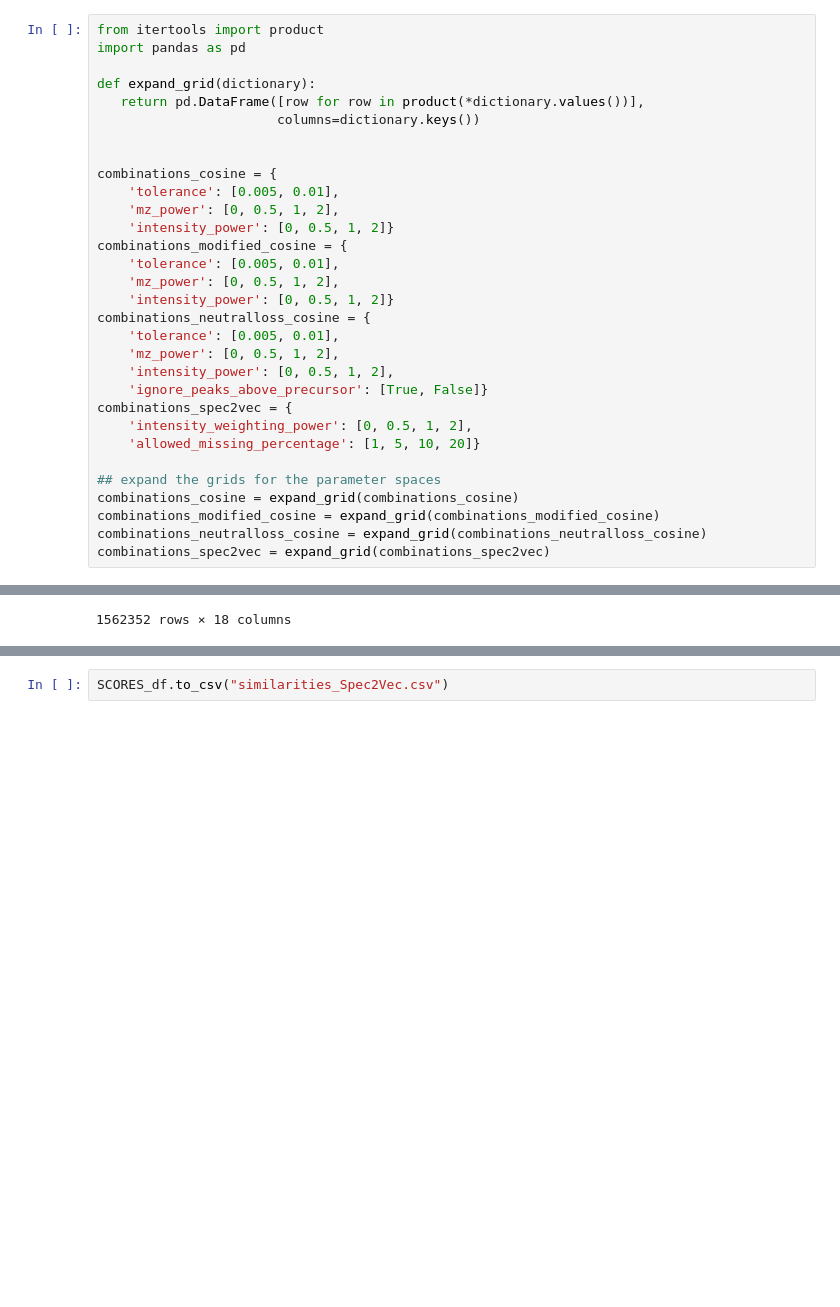
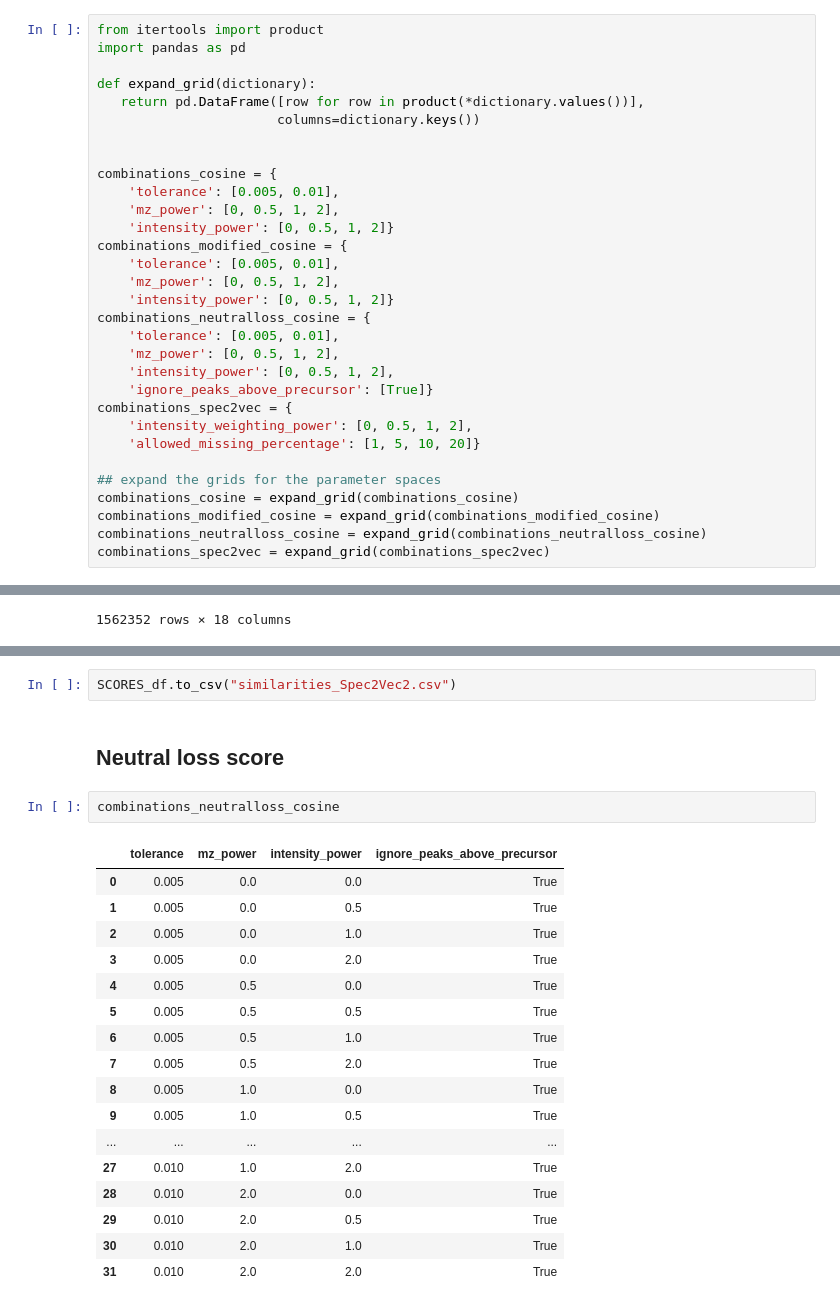
Before and after one commit to mmattano/SimilarityHackathon, a Jupyter notebook: notebooks/Similarity_combinations.ipynb, the cells around one changed output, grey strips where cells are left out. Cells and saved outputs as stored; diff of their text form; blank space fills up the shorter version.

Commit message:
add NeutralLossCosine

```diff
--- a/notebooks/Similarity_combinations.ipynb
+++ b/notebooks/Similarity_combinations.ipynb
@@ -74,7 +75,7 @@ combinations_neutralloss_cosine = {
     'tolerance': [0.005, 0.01],
     'mz_power': [0, 0.5, 1, 2],
     'intensity_power': [0, 0.5, 1, 2],
-    'ignore_peaks_above_precursor': [True, False]}
+    'ignore_peaks_above_precursor': [True]}
 combinations_spec2vec = {
     'intensity_weighting_power': [0, 0.5, 1, 2],
     'allowed_missing_percentage': [1, 5, 10, 20]}
@@ -206,2 +212,24 @@ SCORES_df
 # %%
-SCORES_df.to_csv("similarities_Spec2Vec.csv")
+SCORES_df.to_csv("similarities_Spec2Vec2.csv")
+# %% [markdown]
+## Neutral loss score
+# %%
+combinations_neutralloss_cosine
+# %% [output]
+|  | tolerance | mz_power | intensity_power | ignore_peaks_above_precursor |
+| 0 | 0.005 | 0.0 | 0.0 | True |
+| 1 | 0.005 | 0.0 | 0.5 | True |
+| 2 | 0.005 | 0.0 | 1.0 | True |
+| 3 | 0.005 | 0.0 | 2.0 | True |
+| 4 | 0.005 | 0.5 | 0.0 | True |
+| 5 | 0.005 | 0.5 | 0.5 | True |
+| 6 | 0.005 | 0.5 | 1.0 | True |
+| 7 | 0.005 | 0.5 | 2.0 | True |
+| 8 | 0.005 | 1.0 | 0.0 | True |
+| 9 | 0.005 | 1.0 | 0.5 | True |
+| ... | ... | ... | ... | ... |
+| 27 | 0.010 | 1.0 | 2.0 | True |
+| 28 | 0.010 | 2.0 | 0.0 | True |
+| 29 | 0.010 | 2.0 | 0.5 | True |
+| 30 | 0.010 | 2.0 | 1.0 | True |
+| 31 | 0.010 | 2.0 | 2.0 | True |
```
Also changed, not shown: parts of 12 cells of this notebook.
